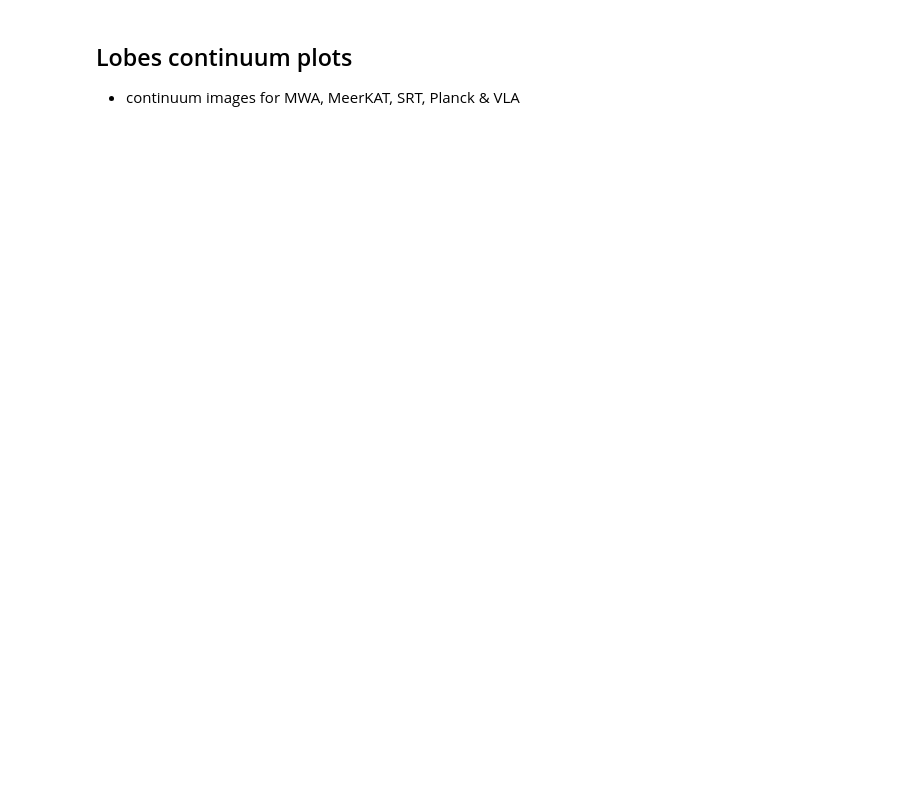
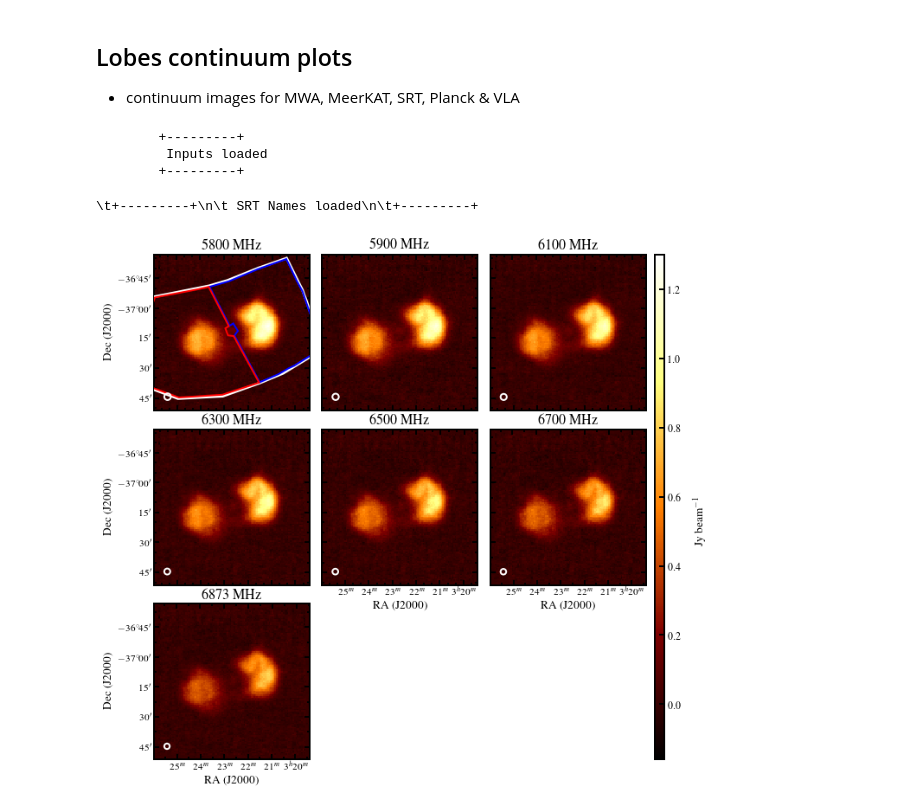
Before and after one commit to Fil8/contData, a Jupyter notebook: Lobes-cont-plots.ipynb, the cells around one changed output. Drawn from its saved outputs; the diff is of its cells as text; code cells hidden in the pictures; blank space fills up the shorter version.

```diff
--- a/Lobes-cont-plots.ipynb
+++ b/Lobes-cont-plots.ipynb
@@ -25,11 +25,11 @@ from astropy import units as u
 
 FA_radeg = 50.673825
 FA_decdeg = -37.208227
-BeamRa = 50.693035
-BeamDec = -37.253974
+BeamRa = 51.199614
+BeamDec = -37.617858
 
-rootDir = '/home/maccagni/Projects/MFS/FornaxA/contData/'
-#rootDir = '/Users/maccagni/Projects/MFS/FornaxA/contData/'
+#rootDir = '/home/maccagni/Projects/MFS/FornaxA/contData/'
+rootDir = '/Users/maccagni/Projects/MFS/FornaxA/contData/'
 
 
 imDir = rootDir+'inIms/'
@@ -72,6 +72,10 @@ def set_size(width, fraction=1):
     fig_dim = (fig_width_in, fig_height_in)
 
     return fig_dim
+# %% [output]
+        +---------+
+         Inputs loaded
+        +---------+
 # %%
 #-------------------------------------------------#
 # SRT
@@ -92,6 +96,8 @@ for i in xrange(0,len(freqs)):
     filenames_srt.append(name_tmp)
 
 print '''\\t+---------+\\n\\t SRT Names loaded\\n\\t+---------+'''
+# %% [output]
+\t+---------+\n\t SRT Names loaded\n\t+---------+
 # %%
 
 
@@ -152,9 +158,9 @@ f1.frame.set_linewidth(2)
 f1.add_beam()
 f1.beam.show()
 f1.beam.set_corner('bottom left')
-f1.beam.set(edgecolor = 'white', facecolor = 'None', linewidth=1)
+f1.beam.set(edgecolor = 'white', facecolor = 'None', linewidth=2)
 
-f1.set_title('6874 MHz')
+f1.set_title('6873 MHz')
 
 #f1.show_colorbar()
 #f1.colorbar.hide()
@@ -191,8 +197,7 @@ f2.frame.set_linewidth(2)
 f2.add_beam()
 f2.beam.show()
 f2.beam.set_corner('bottom left')
-f2.beam.set(edgecolor = 'white', facecolor = 'None', linewidth=1)
-
+f2.beam.set(edgecolor = 'white', facecolor = 'None', linewidth=2)
 f2.set_title('6700 MHz')
 f2.axis_labels.set_font( weight='book', size='medium',
                          stretch='normal', family='serif',
@@ -235,7 +240,8 @@ f3.set_title('6500 MHz')
 f3.add_beam()
 f3.beam.show()
 f3.beam.set_corner('bottom left')
-f3.beam.set(edgecolor = 'white', facecolor = 'None', linewidth=1)
+f3.beam.set(edgecolor = 'white', facecolor = 'None', linewidth=2)
+
 f3.tick_labels.set_font( weight='book', size='small',
                          stretch='normal', family='serif',
                          style='normal', variant='normal')
@@ -268,7 +274,7 @@ f4.set_title('6300 MHz')
 f4.add_beam()
 f4.beam.show()
 f4.beam.set_corner('bottom left')
-f4.beam.set(edgecolor = 'white', facecolor = 'None', linewidth=1)
+f4.beam.set(edgecolor = 'white', facecolor = 'None', linewidth=2)
 
 f4.axis_labels.set_ytext('Dec (J2000)')
 f4.axis_labels.hide_x()
@@ -299,7 +305,7 @@ f5.set_title('6100 MHz')
 f5.add_beam()
 f5.beam.show()
 f5.beam.set_corner('bottom left')
-f5.beam.set(edgecolor = 'white', facecolor = 'None', linewidth=1)
+f5.beam.set(edgecolor = 'white', facecolor = 'None', linewidth=2)
 
 
 #f5.show_colorbar()
@@ -335,8 +341,7 @@ f6.set_title('5900 MHz')
 f6.add_beam()
 f6.beam.show()
 f6.beam.set_corner('bottom left')
-f6.beam.set(edgecolor = 'white', facecolor = 'None', linewidth=1)
-
+f6.beam.set(edgecolor = 'white', facecolor = 'None', linewidth=2)
 #f6.show_colorbar()
 #f6.colorbar.hide()
 
@@ -368,8 +373,10 @@ f7.frame.set_linewidth(2)
 f7.add_beam()
 f7.beam.show()
 f7.beam.set_corner('bottom left')
-f7.beam.set(edgecolor = 'white', facecolor = 'None', linewidth=1)
-f7.set_title('5700 MHz')#
+f7.beam.set(edgecolor = 'white', facecolor = 'None', linewidth=2)
+
+
+f7.set_title('5800 MHz')#
 
 f7.tick_labels.set_font( weight='book', size='small',
                          stretch='normal', family='serif',
@@ -391,34 +398,36 @@ f7.axis_labels.hide_x()
 f7.tick_labels.hide_x()
 
 f7.tick_labels.set_yformat('dd:mm')
 
 f7.ticks.set_color('k')
 f7.ticks.set_length(6)  # points
 f7.ticks.set_linewidth(2)  # points
 f7.ticks.set_minor_frequency(3)
 f7.ticks.show()
 
 f7.show_regions(rootDir+'inIms/regions/ToT.reg')
 f7.show_regions(rootDir+'inIms/regions/WL.reg')
 f7.show_regions(rootDir+'inIms/regions/EL.reg')
 
 
 
 
 #fig.add_colorbar()
 #fig.colorbar.set_box([0.905, 0.08, 0.015, 0.87], box_orientation='vertical')
 #fig.colorbar.set_frame_linewidth(1)
 #fig.colorbar.set_pad(0.2)
 #fig.colorbar.set_font( weight='book',
 #                      stretch='normal', family='serif',
 #                      style='normal', variant='normal')
 #f2.colorbar.set_axis_label_text(r'Jy beam$^{-1}$')
 
 #fig.tight_layout()
 
 
 fig.savefig(figDir+'Srt_continuum_images.pdf',format='pdf',
-            dpi=300,transparent=True,bbox_inches='tight',overwrite=True)
+            dpi=300,transparent=False,bbox_inches='tight',overwrite=True)
+# %% [output]
+[figure, added]
 # %%
 #-------------------------------#
 # MeerKAT                       #
```
Also changed, not shown: parts of 6 cells of this notebook, 11 other files.
